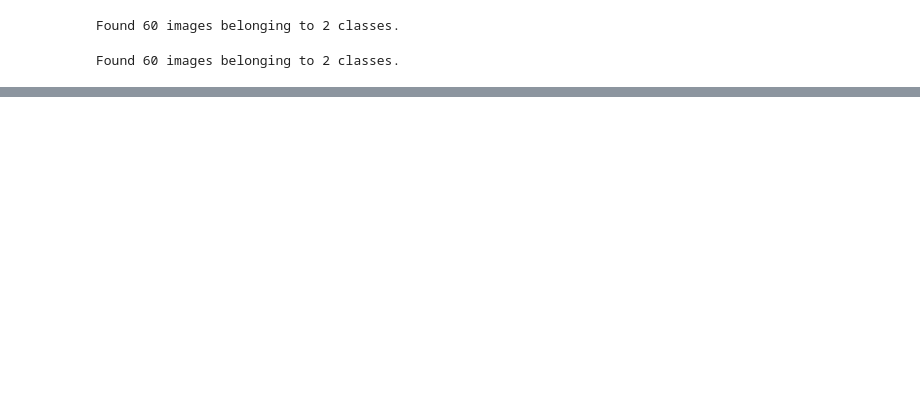
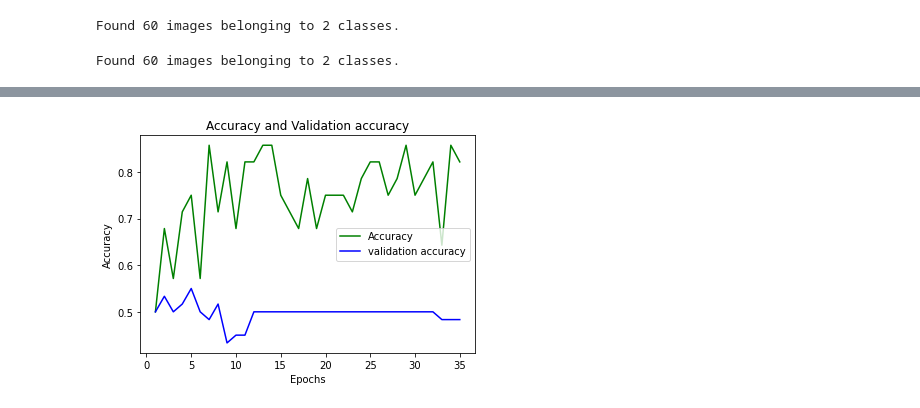
Before and after one commit to khareyash05/Ensemble-CNN, a Jupyter notebook: main.ipynb, the cells around one changed output, grey strips where cells are left out. Drawn from its saved outputs; the diff is of its cells as text; code cells hidden in the pictures; blank space fills up the shorter version.

```diff
--- a/main.ipynb
+++ b/main.ipynb
@@ -95,0 +110,14 @@ CNN Model 20: Epochs=35, accuracy=0.89286, Validation accuracy=0.50000
+# %%
+for j in range(nets):
+    loss_train = history[j].history['accuracy']
+    loss_val = history[j].history['val_accuracy']
+epochs = range(1,36)
+plt.plot(epochs, loss_train, 'g', label='Accuracy')
+plt.plot(epochs, loss_val, 'b', label='validation accuracy')
+plt.title('Accuracy and Validation accuracy')
+plt.xlabel('Epochs')
+plt.ylabel('Accuracy')
+plt.legend()
+plt.show()
+# %% [output]
+[figure, added]
```
Also changed, not shown: parts of 2 cells of this notebook, 3 other files.
